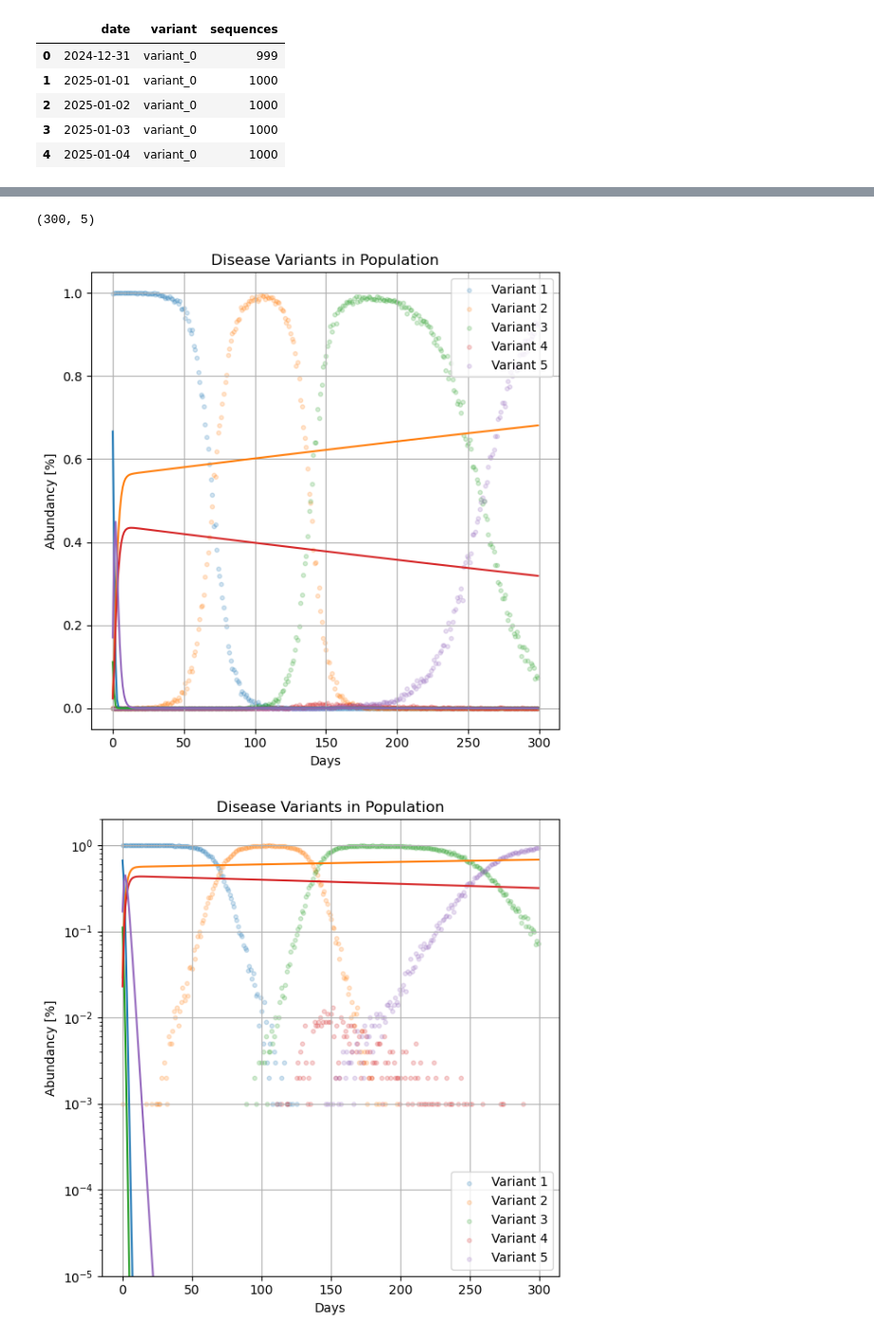
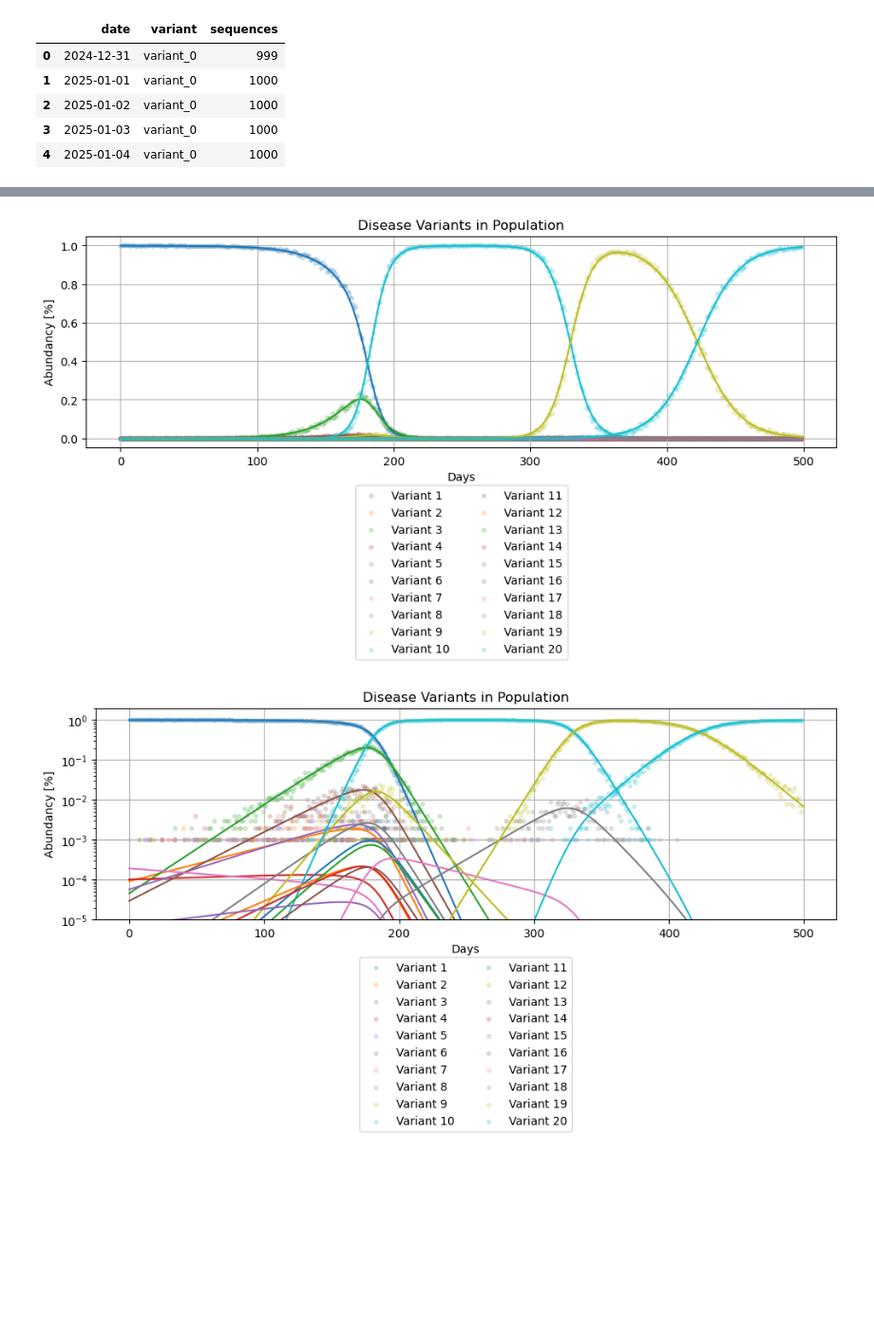
Before and after one commit to marie3003/mlr_predict_variant_composition, a Jupyter notebook: compare_evofr.ipynb, the cells around one changed output, grey strips where cells are left out. Shown at 95% size. Drawn from its saved outputs; the diff is of its cells as text; code cells hidden in the pictures; blank space fills up the shorter version.

Commit message:
try out evofr package

```diff
--- a/compare_evofr.ipynb
+++ b/compare_evofr.ipynb
@@ -13,7 +13,7 @@ from viral_variant_comp.plotting import plot_viral_composition, plot_confidence_
 from viral_variant_comp.estimate import calculate_viral_composition, evaluate_result, calculate_viral_composition_stepwise, reorder_variants, calculateHessian, calculate_cooccurence, calculate_frequencies
 # %%
-n_variants = 5
-n_days = 300
+n_variants = 20
+n_days = 500
 n_samples = 1000
 
 delta_gr_range = 0.2
@@ -48,12 +51,17 @@ array(['variant_0', 'variant_1', 'variant_2', 'variant_3', 'variant_4'],
 # %%
-def infer_parameters_forecast_evofr(counts):
+def infer_parameters_forecast_evofr(counts_df):
 
-    variant_frequencies = ef.VariantFrequencies(counts, pivot="variant_0")
+    variant_names = [f"variant_{i+1}" for i in range(counts_df.variant.unique().shape[0] -1)]
+    variant_names.append('variant_0')
+    variant_frequencies = ef.VariantFrequencies(counts_df, var_names=variant_names)    #pivot="variant_0"
 
     mlr = ef.MultinomialLogisticRegression(tau=1) # tau: average generation time (1 day)
-    inference_method = ef.InferNUTS(num_samples=1000, num_warmup=1000) # num_warmup defines burn in
+    #inference_method = ef.InferNUTS(num_samples=1000, num_warmup=1000) # num_warmup defines burn in
+    inference_method = ef.InferMAP(iters = 300000, lr = 4e-3) #best so far with iter 1 000 000 and lr 4e-3
+    posterior = inference_method.fit(mlr, variant_frequencies)
 
-    posterior = inference_method.fit(mlr, variant_frequencies)
+    #forecast_L = 50
+    #posterior.samples = mlr.forecast_frequencies(posterior.samples, forecast_L)
 
     return posterior
 
@@ -66,21 +74,17 @@ posterior = infer_parameters_forecast_evofr(counts_df)
 #data = np.load('data/data_50var_1000days_1000samples.npz')
 #variant_frequencies = ef.VariantFrequencies(data['counts'], pivot="variant_0")
 #posterior = ef.PosteriorHandler(data=variant_frequencies).load_posterior("data/mlr_estimates.pkl")
-# %%
-freq_estimate.shape
-# %% [output]
-(300, 5)
 # %%
-#o_vec = np.median(posterior.samples['beta'][:,0,:], axis = 0)
-#s_vec = np.median(posterior.samples['beta'][:,1,:], axis = 0)
-freq_estimate = np.median(posterior.samples['freq'], axis = 0)
+freq_estimate = np.median(posterior.samples['freq'], axis = 0) # now useless since only one value, but collapses axis
+freq_estimate = np.hstack((freq_estimate[:, [-1]], freq_estimate[:, :-1]))
+counts_estimate = np.median(posterior.samples['seq_counts'], axis = 0)
 
 #composition_estimate = calculate_frequencies(data['counts'].shape[0], s_vec, o_vec)
 
 plot_viral_composition(data['counts'], freq_estimate, n_samples, logscale = False)
 plot_viral_composition(data['counts'], freq_estimate, n_samples, y_range = (1e-5, 2), logscale = True)
 # %% [output]
-[figure, old version]
+[figure, new version]
-[figure, old version]
+[figure, new version]
 # %%
 o_vec = np.median(posterior.samples['beta'][:,0,:], axis = 0)
```
Also changed, not shown: parts of 45 cells of this notebook, 3 other files.
